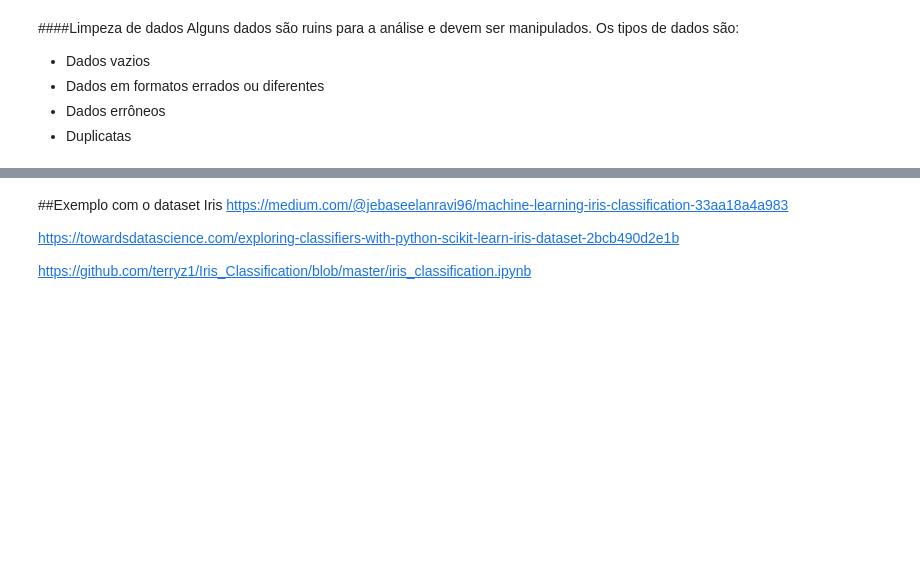
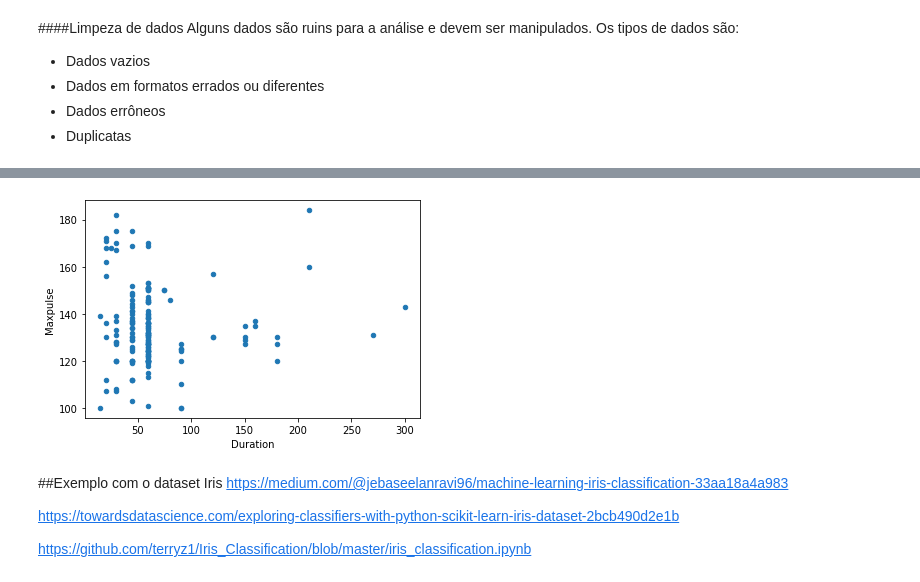
Before and after one commit to fernandonakagawa/Curso_Python_32h, a Jupyter notebook: Python_para_Data_Science.ipynb, the cells around one changed output, grey strips where cells are left out. Saved outputs shown, nothing was run; the diff lists cells and outputs as text; code cells hidden in the pictures; blank space fills up the shorter version.

```diff
--- a/Python_para_Data_Science.ipynb
+++ b/Python_para_Data_Science.ipynb
@@ -1170,3 +1433,10 @@ Alguns dados são ruins para a análise e devem ser manipulados. Os tipos de dad
+# %%
+df.plot(kind = 'scatter', x = 'Duration', y = 'Maxpulse')
+
+plt.show()
+#a correlação entre duração e pulso máximo é de 0.009403
+# %% [output]
+[figure, added]
 # %% [markdown]
 ##Exemplo com o dataset Iris
 https://medium.com/@jebaseelanravi96/machine-learning-iris-classification-33aa18a4a983
```
Also changed, not shown: parts of 31 cells of this notebook.
